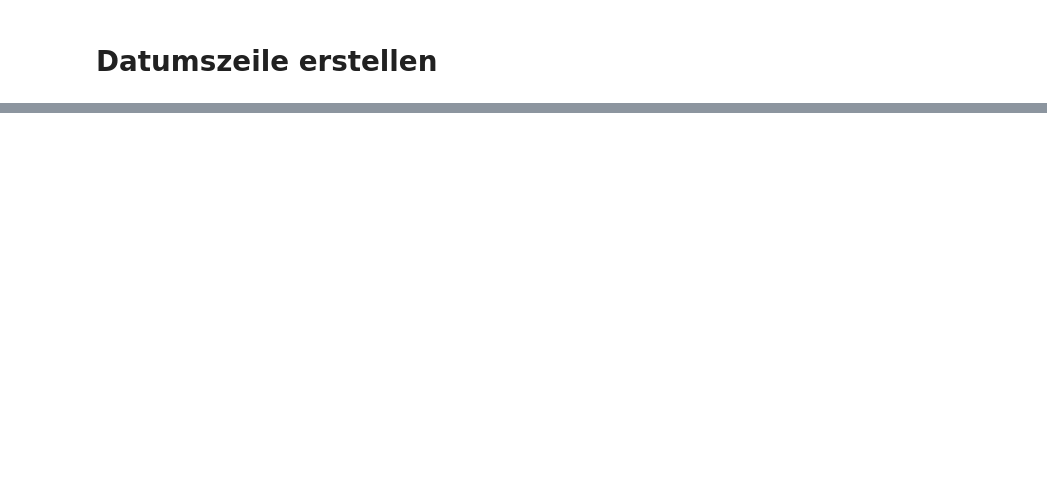
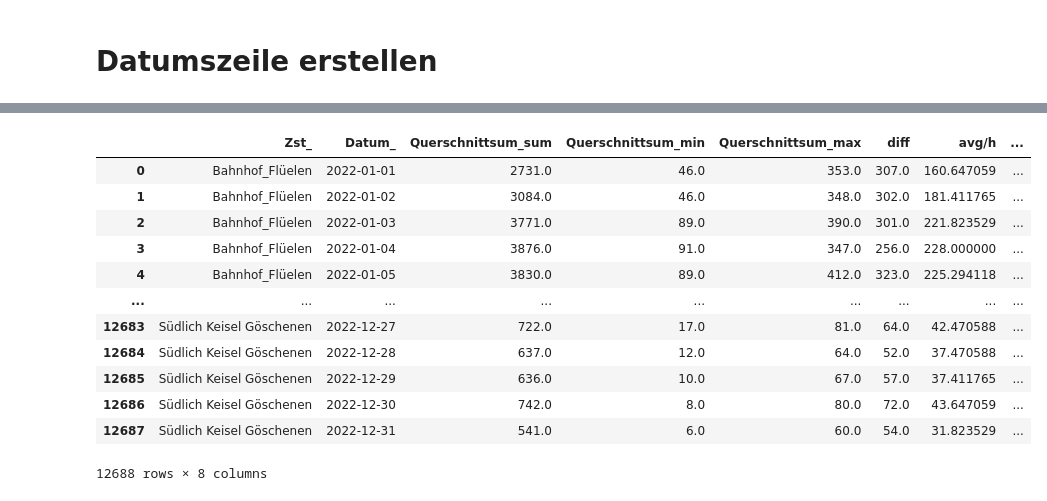
Before and after one commit to egglia/uri_verkehr, a Jupyter notebook: plot/Plot.ipynb, the cells around one changed output, grey strips where cells are left out. Cells and saved outputs as stored; diff of their text form; code cells hidden in the pictures; blank space fills up the shorter version.

```diff
--- a/plot/Plot.ipynb
+++ b/plot/Plot.ipynb
@@ -203,0 +53,24 @@ fig.show()
+# %%
+tmp = df
+index = pd.DatetimeIndex(tmp['Datumszeit'])
+tmp = tmp.iloc[index.indexer_between_time('06:30', '22:30')]
+tmp = tmp[tmp['Datumszeit'].dt.year == 2022]
+# group by measurepoint and date, then apply aggregations
+result = tmp.groupby(['Zst', 'Datumszeit']).agg({'Querschnitt': ['sum']}).reset_index()
+result["Datum"] =  result["Datumszeit"].dt.date
+result.columns = [''.join(col).strip() for col in result.columns.values]
+result = result.groupby(['Zst', 'Datum']).agg({'Querschnittsum': ['sum','min','max']}).reset_index()
+result.columns = ['_'.join(col).strip() for col in result.columns.values]
+result['diff'] = result['Querschnittsum_max']-result['Querschnittsum_min']
+result['avg/h'] = result['Querschnittsum_sum']/17
+# %%
+result["Zst_"]=result["Zst_"].replace([5401, 6011, 6202, 6015, 6003, 6009, 6025, 6002, 6016, 6004, 6010, 6023, 6021, 6020, 6024,
+6018, 6022, 6013, 6014, 6017, 6026, 6303, 6019, 6707, 6706, 6704, 6705, 6708, 6701, 6703, 7208, 7202, 7201, 7408, 7501, 7403, 8405,
+8404, 8402, 8401, 8703, 8702, 9004, 9006, 9005, 9301, 9101, 7701, 6501],
+['Bahnhof_Flüelen','Allmendstrasse', 'Hess', 'Ara Altdorf', 'JB Bau', 'Spital', 'EWA Altdorf', 'Schlosserei Trögli', 'Bifang',
+ 'Schulhaus Hagen', 'Staatsarchiv', 'Staatsarchiv2', 'Dätwyler', 'Gisler Druck', 'St. Karl',
+ 'Amavita Apotheke', 'Bahnhof Altdorf Bauernhof', 'Steinmatt Merck', 'Ehem. Kebab Hüsli', 'Kant. Verwaltung', 'Kollegium',
+  'Strassenverkehrsamt', 'Ruberst', 'Grund Dorfstrasse', 'Grund Gotthardstrasse', 'Gandrütti', 'Adlergarten', 'Sisag',
+   'Elektro Nauer', 'Jumbo', 'Breiteli', 'Birtschen', 'Erstfeld-Silenen', 'Silenen-Amsteg', 'Galleri Breitlaui',
+   'Amsteg', 'Husen', 'Werkhalle Wassen', 'Nördlich einfahrt A2 Wassen Periodisch', 'Bahnhof Wassen', 'Teufelsstein Periodisch',
+   'Südlich Keisel Göschenen', 'Andermatt Dorf', 'Nätschen', "Tristelboden", 'Feldbäckerei VBS', 'Tiefenbach', "Seelisberg",'Urnerboden'])
@@ -203,0 +111,10 @@ fig.show()
+# %%
+import plotly.express as px
+result['rel'] = result['diff']/result['avg/h']
+
+fig = px.histogram(result, x='Zst_', y='rel', height=700)
+
+fig.update_layout(barmode='stack', xaxis={'categoryorder':'total descending'})
+fig.update_xaxes(type='category')
+
+fig.show()
@@ -203,0 +300,16 @@ fig.show()
+# %%
+result
+# %% [output]
+|  | Zst_ | Datum_ | Querschnittsum_sum | Querschnittsum_min | Querschnittsum_max | diff | avg/h | ... |
+| 0 | Bahnhof_Flüelen | 2022-01-01 | 2731.0 | 46.0 | 353.0 | 307.0 | 160.647059 | ... |
+| 1 | Bahnhof_Flüelen | 2022-01-02 | 3084.0 | 46.0 | 348.0 | 302.0 | 181.411765 | ... |
+| 2 | Bahnhof_Flüelen | 2022-01-03 | 3771.0 | 89.0 | 390.0 | 301.0 | 221.823529 | ... |
+| 3 | Bahnhof_Flüelen | 2022-01-04 | 3876.0 | 91.0 | 347.0 | 256.0 | 228.000000 | ... |
+| 4 | Bahnhof_Flüelen | 2022-01-05 | 3830.0 | 89.0 | 412.0 | 323.0 | 225.294118 | ... |
+| ... | ... | ... | ... | ... | ... | ... | ... | ... |
+| 12683 | Südlich Keisel Göschenen | 2022-12-27 | 722.0 | 17.0 | 81.0 | 64.0 | 42.470588 | ... |
+| 12684 | Südlich Keisel Göschenen | 2022-12-28 | 637.0 | 12.0 | 64.0 | 52.0 | 37.470588 | ... |
+| 12685 | Südlich Keisel Göschenen | 2022-12-29 | 636.0 | 10.0 | 67.0 | 57.0 | 37.411765 | ... |
+| 12686 | Südlich Keisel Göschenen | 2022-12-30 | 742.0 | 8.0 | 80.0 | 72.0 | 43.647059 | ... |
+| 12687 | Südlich Keisel Göschenen | 2022-12-31 | 541.0 | 6.0 | 60.0 | 54.0 | 31.823529 | ... |
+12688 rows × 8 columns
```
Also changed, not shown: parts of 20 cells of this notebook, 1 other file.
